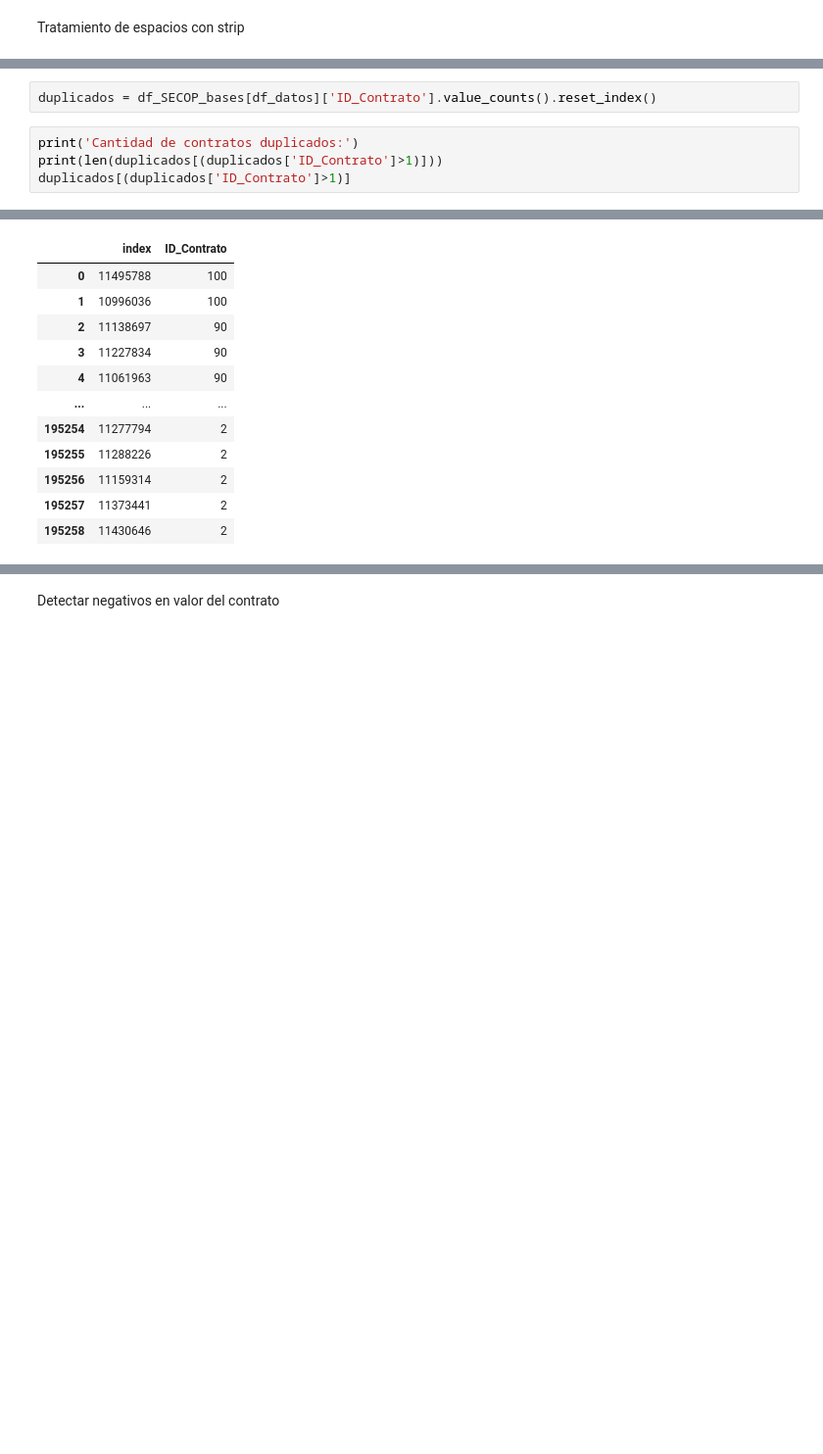
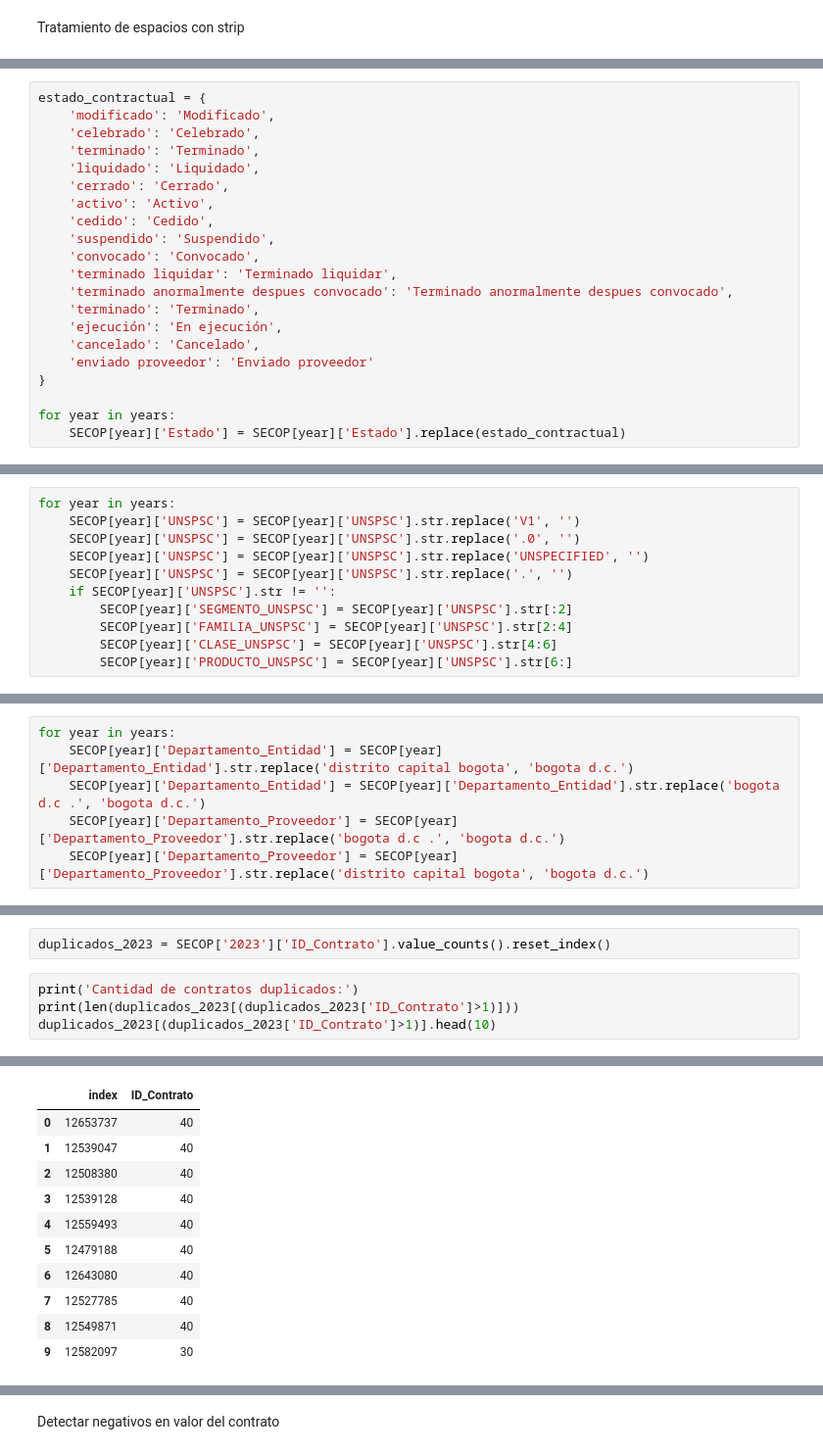
Before and after one commit to ANCP-CCE-Analitica/Preparacion_Datos_Abiertos, a Jupyter notebook: codigo/adquisicion y entendimiento de datos/cuadernillos/limpieza_base_maestra.ipynb, the cells around one changed output, grey strips where cells are left out. Shown: that part at 98% size. Drawn from its saved outputs; the diff is of its cells as text; blank space fills up the shorter version.

```diff
--- a/codigo/adquisicion y entendimiento de datos/cuadernillos/limpieza_base_maestra.ipynb
+++ b/codigo/adquisicion y entendimiento de datos/cuadernillos/limpieza_base_maestra.ipynb
@@ -167,0 +188,21 @@ Verificar duplicados en contratos
+# %%
+estado_contractual = {
+    'modificado': 'Modificado',
+    'celebrado': 'Celebrado',
+    'terminado': 'Terminado',
+    'liquidado': 'Liquidado',
+    'cerrado': 'Cerrado',
+    'activo': 'Activo',
+    'cedido': 'Cedido',
+    'suspendido': 'Suspendido',
+    'convocado': 'Convocado',
+    'terminado liquidar': 'Terminado liquidar',
+    'terminado anormalmente despues convocado': 'Terminado anormalmente despues convocado',
+    'terminado': 'Terminado',
+    'ejecución': 'En ejecución',
+    'cancelado': 'Cancelado',
+    'enviado proveedor': 'Enviado proveedor'
+}
+
+for year in years:
+    SECOP[year]['Estado'] = SECOP[year]['Estado'].replace(estado_contractual)
@@ -167,0 +213,11 @@ Verificar duplicados en contratos
+# %%
+for year in years:
+    SECOP[year]['UNSPSC'] = SECOP[year]['UNSPSC'].str.replace('V1', '')
+    SECOP[year]['UNSPSC'] = SECOP[year]['UNSPSC'].str.replace('.0', '')
+    SECOP[year]['UNSPSC'] = SECOP[year]['UNSPSC'].str.replace('UNSPECIFIED', '')
+    SECOP[year]['UNSPSC'] = SECOP[year]['UNSPSC'].str.replace('.', '')
+    if SECOP[year]['UNSPSC'].str != '':
+        SECOP[year]['SEGMENTO_UNSPSC'] = SECOP[year]['UNSPSC'].str[:2]
+        SECOP[year]['FAMILIA_UNSPSC'] = SECOP[year]['UNSPSC'].str[2:4]
+        SECOP[year]['CLASE_UNSPSC'] = SECOP[year]['UNSPSC'].str[4:6]
+        SECOP[year]['PRODUCTO_UNSPSC'] = SECOP[year]['UNSPSC'].str[6:]
@@ -167,0 +226,6 @@ Verificar duplicados en contratos
+# %%
+for year in years:
+    SECOP[year]['Departamento_Entidad'] = SECOP[year]['Departamento_Entidad'].str.replace('distrito capital bogota', 'bogota d.c.')
+    SECOP[year]['Departamento_Entidad'] = SECOP[year]['Departamento_Entidad'].str.replace('bogota d.c .', 'bogota d.c.')
+    SECOP[year]['Departamento_Proveedor'] = SECOP[year]['Departamento_Proveedor'].str.replace('bogota d.c .', 'bogota d.c.')
+    SECOP[year]['Departamento_Proveedor'] = SECOP[year]['Departamento_Proveedor'].str.replace('distrito capital bogota', 'bogota d.c.')
@@ -188,8 +258,8 @@ df_SECOP_bases[df_datos]['ID_Contrato'].value_counts().reset_index().head(30)
 # %%
-duplicados = df_SECOP_bases[df_datos]['ID_Contrato'].value_counts().reset_index()
+duplicados_2023 = SECOP['2023']['ID_Contrato'].value_counts().reset_index()
 # %%
 print('Cantidad de contratos duplicados:')
-print(len(duplicados[(duplicados['ID_Contrato']>1)]))
-duplicados[(duplicados['ID_Contrato']>1)]
+print(len(duplicados_2023[(duplicados_2023['ID_Contrato']>1)]))
+duplicados_2023[(duplicados_2023['ID_Contrato']>1)].head(10)
 # %% [output]
 Cantidad de contratos duplicados:
@@ -197,12 +267,11 @@ Cantidad de contratos duplicados:
 |  | index | ID_Contrato |
-| 0 | 11495788 | 100 |
-| 1 | 10996036 | 100 |
-| 2 | 11138697 | 90 |
-| 3 | 11227834 | 90 |
-| 4 | 11061963 | 90 |
-| ... | ... | ... |
-| 195254 | 11277794 | 2 |
-| 195255 | 11288226 | 2 |
-| 195256 | 11159314 | 2 |
-| 195257 | 11373441 | 2 |
-| 195258 | 11430646 | 2 |
+| 0 | 12653737 | 40 |
+| 1 | 12539047 | 40 |
+| 2 | 12508380 | 40 |
+| 3 | 12539128 | 40 |
+| 4 | 12559493 | 40 |
+| 5 | 12479188 | 40 |
+| 6 | 12643080 | 40 |
+| 7 | 12527785 | 40 |
+| 8 | 12549871 | 40 |
+| 9 | 12582097 | 30 |
```
Also changed, not shown: parts of 44 cells of this notebook, 2 other files.
